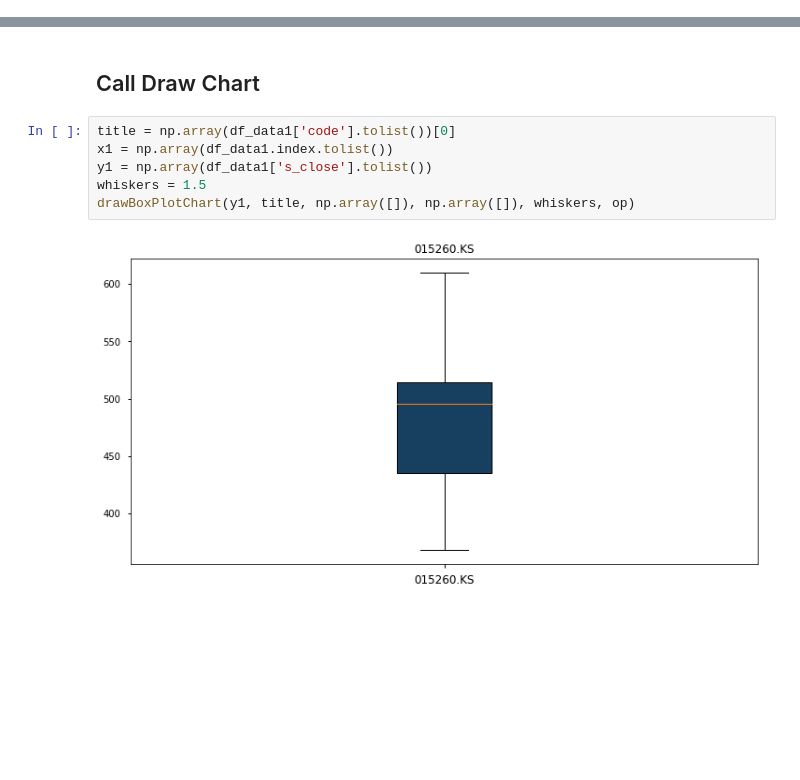
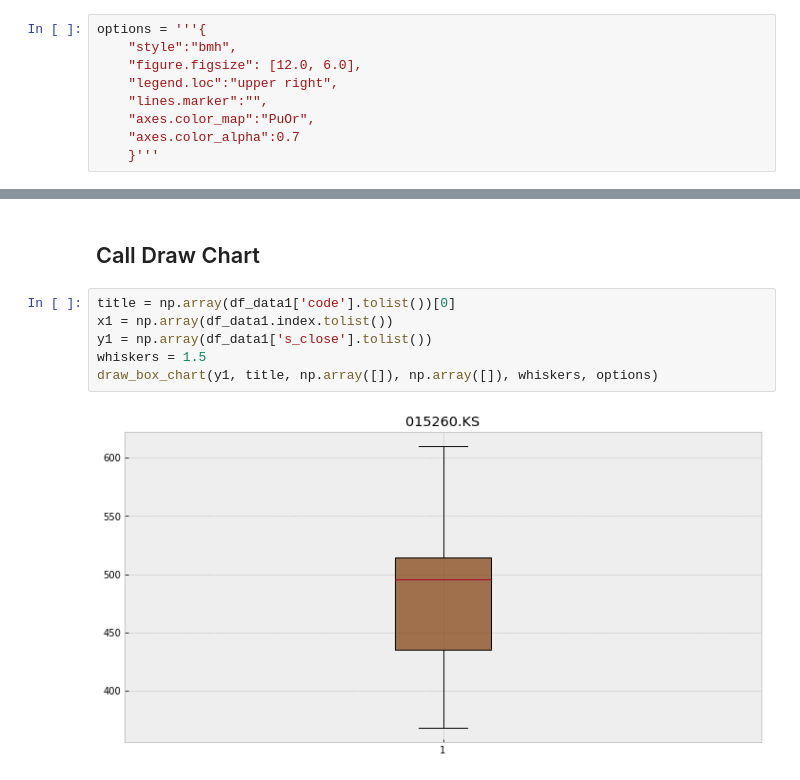
Before and after one commit to cbjazz/gpdb_chart, a Jupyter notebook: notebook/BoxPlotChart.ipynb, the cells around one changed output, grey strips where cells are left out. Drawn from its saved outputs; the diff is of its cells as text; blank space fills up the shorter version.

```diff
--- a/notebook/BoxPlotChart.ipynb
+++ b/notebook/BoxPlotChart.ipynb
@@ -286,3 +241,12 @@ op.getOption('fig.x_size')
+# %%
+options = '''{
+    "style":"bmh",
+    "figure.figsize": [12.0, 6.0],
+    "legend.loc":"upper right",
+    "lines.marker":"",
+    "axes.color_map":"PuOr",
+    "axes.color_alpha":0.7
+    }'''
 # %% [markdown]
 ## Call Draw Chart with multi legends
 # %%
@@ -300,8 +264,8 @@ drawBoxPlotChart(y, title, legend, sequence, whiskers, op)
 # %%
 title = np.array(df_data1['code'].tolist())[0]
 x1 = np.array(df_data1.index.tolist())
 y1 = np.array(df_data1['s_close'].tolist())
 whiskers = 1.5
-drawBoxPlotChart(y1, title, np.array([]), np.array([]), whiskers, op)
+draw_box_chart(y1, title, np.array([]), np.array([]), whiskers, options)
 # %% [output]
-[figure, old version]
+[figure, new version]
```
Also changed, not shown: parts of 9 cells of this notebook, 3 other files.
